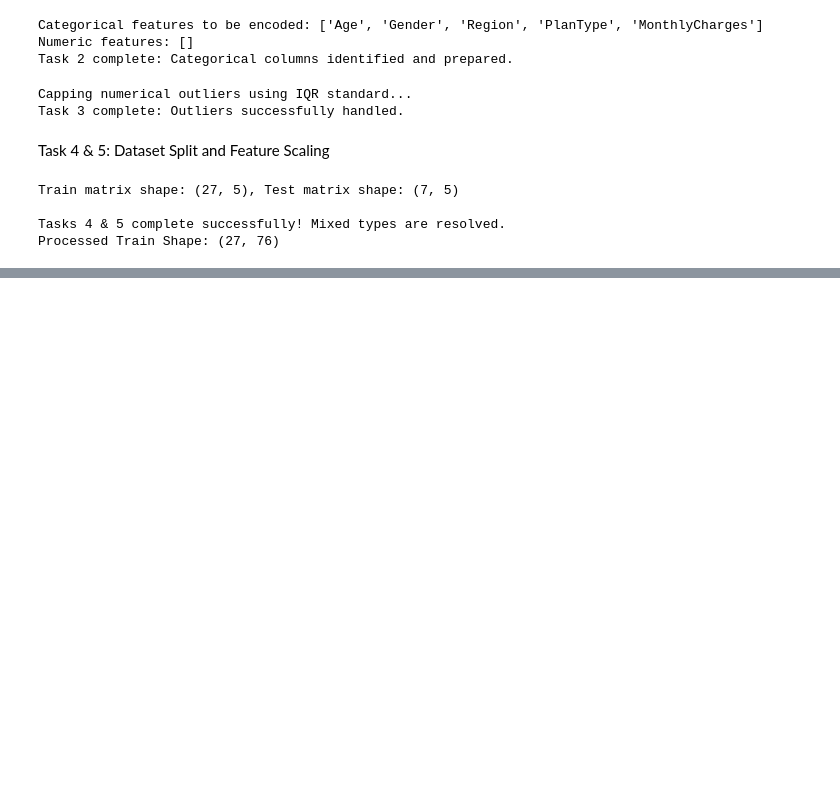
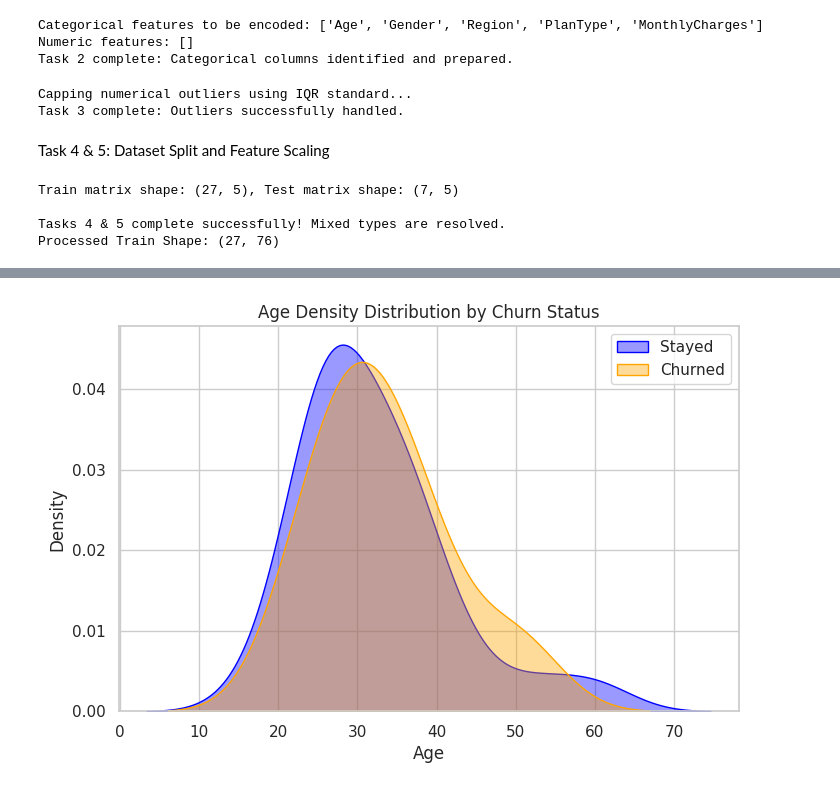
Before and after one commit to mahmudulhasantechnology-cmyk/-Telecommunications-Customer-Churn-Prediction-Using-Machine-Learning-, a Jupyter notebook: “Telecommunications Customer Churn Prediction Using Machine Learning”.ipynb, the cells around one changed output, grey strips where cells are left out. Drawn from its saved outputs; the diff is of its cells as text; code cells hidden in the pictures; blank space fills up the shorter version.

```diff
--- a/“Telecommunications Customer Churn Prediction Using Machine Learning”.ipynb
+++ b/“Telecommunications Customer Churn Prediction Using Machine Learning”.ipynb
@@ -114,0 +213,12 @@ Processed Train Shape: (27, 76)
+# %%
+# KDE plot to observe the age demographic density across churn categories
+plt.figure(figsize=(8, 5))
+sns.kdeplot(data=df[df['Churn'] == 0]['Age'], label='Stayed', fill=True, alpha=0.4, color='blue')
+sns.kdeplot(data=df[df['Churn'] == 1]['Age'], label='Churned', fill=True, alpha=0.4, color='orange')
+plt.title("Age Density Distribution by Churn Status")
+plt.xlabel("Age")
+plt.ylabel("Density")
+plt.legend()
+plt.show()
+# %% [output]
+[figure, added]
```
Also changed, not shown: parts of 8 cells of this notebook.
